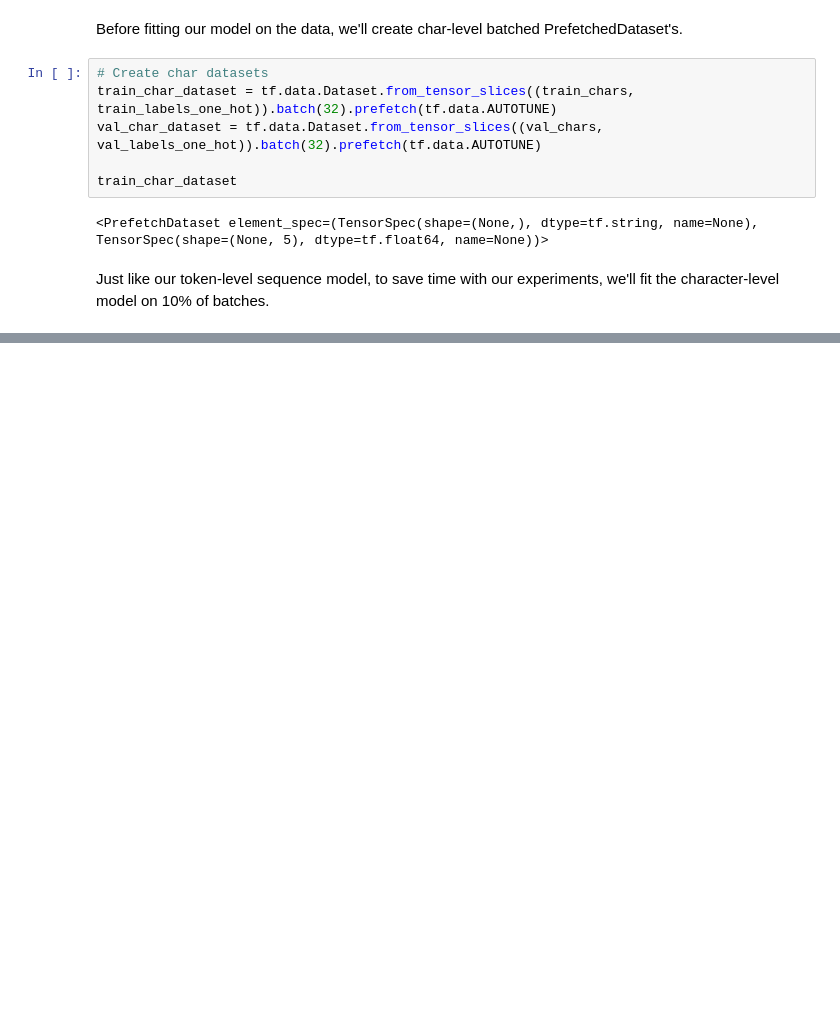
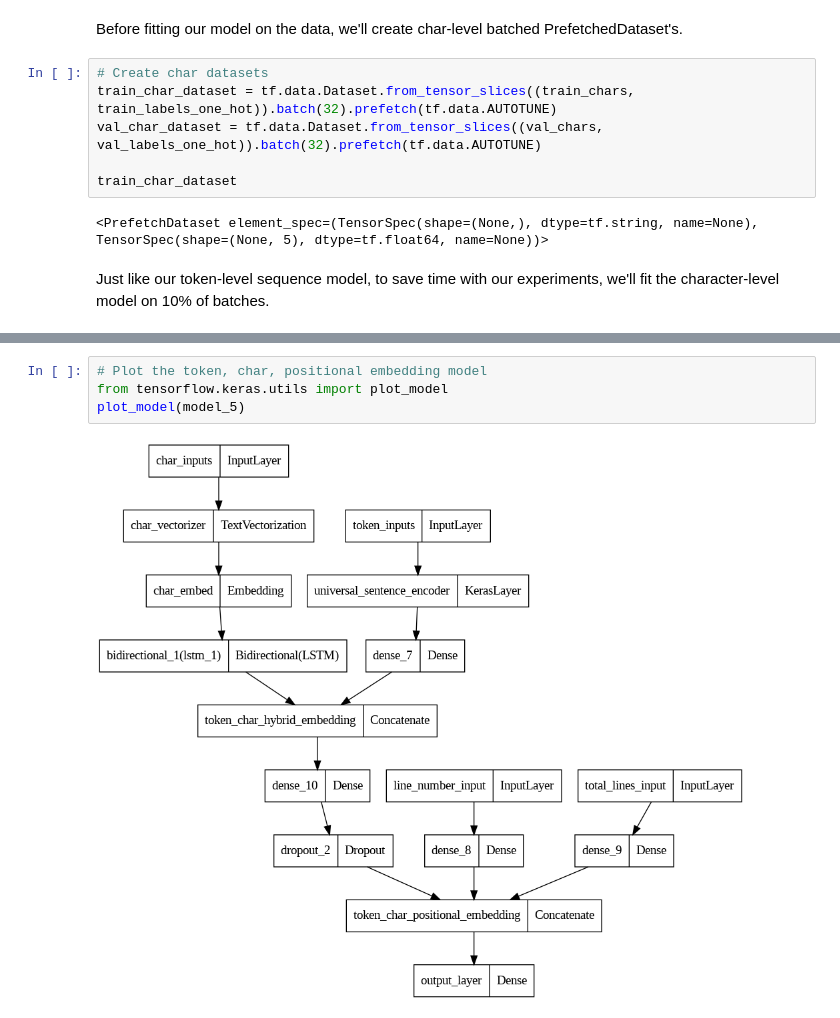
Before and after one commit to ThejakaSEP/Milestone_02_SkimLit, a Jupyter notebook: 07_Milestone_project_02_SkimLit.ipynb, the cells around one changed output, grey strips where cells are left out. Saved outputs shown, nothing was run; the diff lists cells and outputs as text; blank space fills up the shorter version.

```diff
--- a/07_Milestone_project_02_SkimLit.ipynb
+++ b/07_Milestone_project_02_SkimLit.ipynb
@@ -1064,0 +1421,6 @@ model_3_results
+# %%
+# Plot the token, char, positional embedding model
+from tensorflow.keras.utils import plot_model
+plot_model(model_5)
+# %% [output]
+[figure, added]
```
Also changed, not shown: parts of 96 cells of this notebook.
